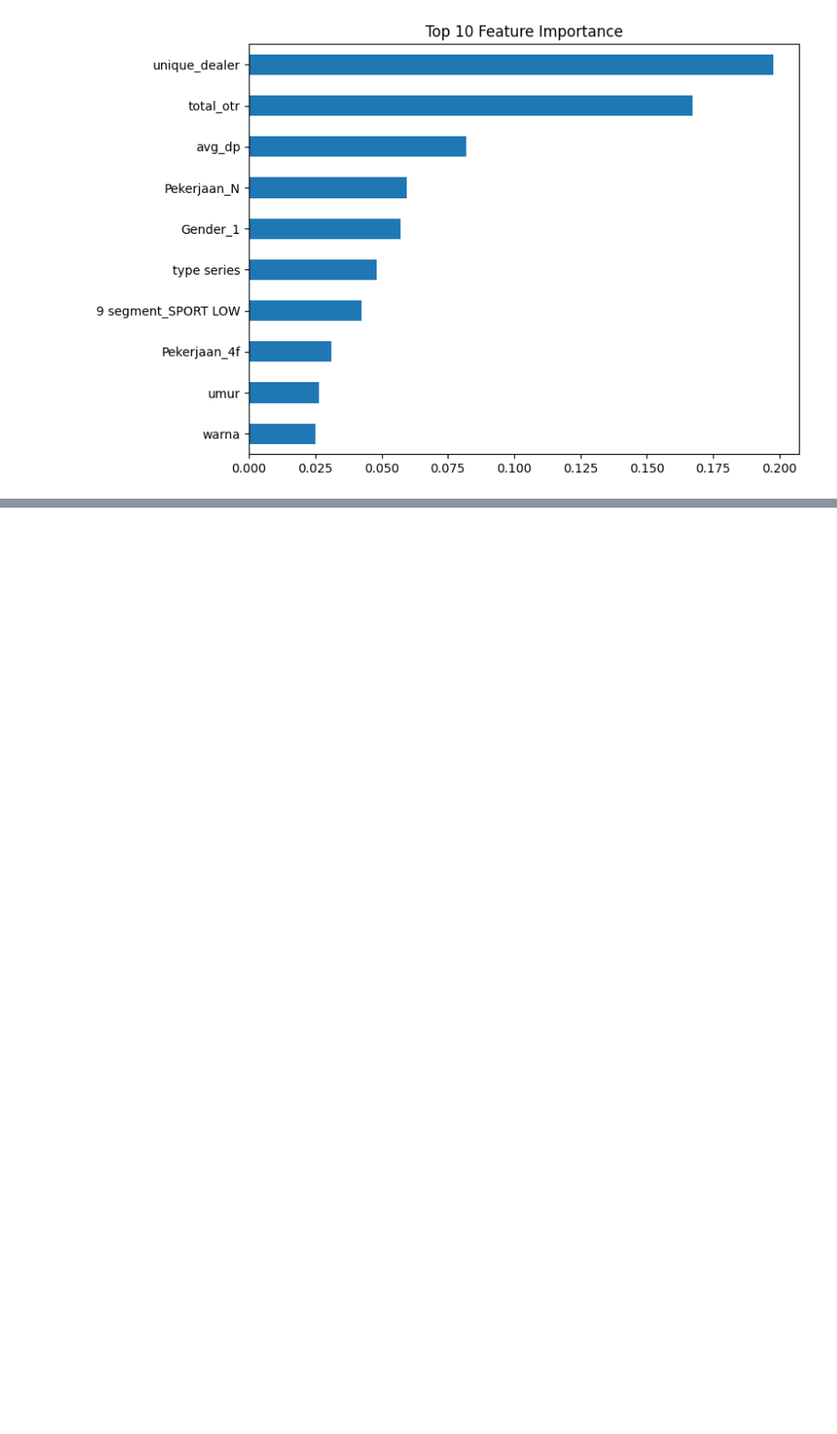
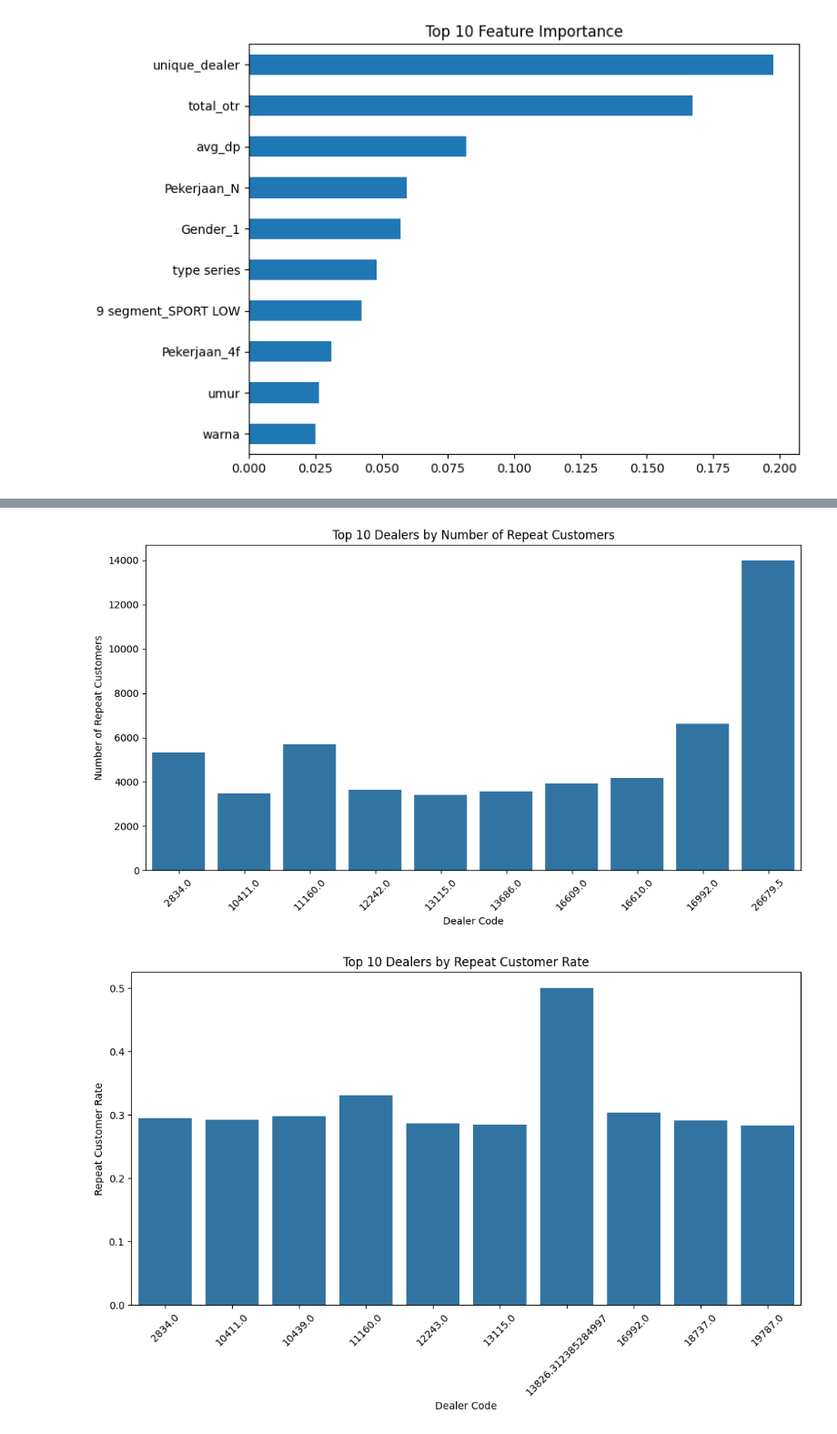
Before and after one commit to strawbeyiinn/repeat-Customer-Prediction, a Jupyter notebook: RepeatCustomerPred.ipynb, the cells around one changed output, grey strips where cells are left out. Shown at 91% size. Drawn from its saved outputs; the diff is of its cells as text; code cells hidden in the pictures; blank space fills up the shorter version.

```diff
--- a/RepeatCustomerPred.ipynb
+++ b/RepeatCustomerPred.ipynb
@@ -778,0 +838,38 @@ plt.show()
+# %%
+# Visualisasi Insight Dealer vs Repeat Flag
+import matplotlib.pyplot as plt
+import seaborn as sns
+
+# Hitung jumlah repeat customers per dealer
+dealer_repeat = df_drop.groupby('Kode Dealer')['repeat_flag'].sum().reset_index()
+dealer_repeat.columns = ['Kode Dealer', 'Repeat Customers']
+
+# Ambil top 10 dealers dengan repeat customers terbanyak
+top_dealers = dealer_repeat.sort_values('Repeat Customers', ascending=False).head(10)
+
+# Plot barplot
+plt.figure(figsize=(12, 6))
+sns.barplot(x='Kode Dealer', y='Repeat Customers', data=top_dealers)
+plt.title('Top 10 Dealers by Number of Repeat Customers')
+plt.xlabel('Dealer Code')
+plt.ylabel('Number of Repeat Customers')
+plt.xticks(rotation=45)
+plt.show()
+
+# Alternatif: Persentase repeat rate per dealer
+dealer_repeat_rate = df_drop.groupby('Kode Dealer')['repeat_flag'].mean().reset_index()
+dealer_repeat_rate.columns = ['Kode Dealer', 'Repeat Rate']
+
+# Ambil top 10 dealers dengan repeat rate tertinggi
+top_dealers_rate = dealer_repeat_rate.sort_values('Repeat Rate', ascending=False).head(10)
+
+plt.figure(figsize=(12, 6))
+sns.barplot(x='Kode Dealer', y='Repeat Rate', data=top_dealers_rate)
+plt.title('Top 10 Dealers by Repeat Customer Rate')
+plt.xlabel('Dealer Code')
+plt.ylabel('Repeat Customer Rate')
+plt.xticks(rotation=45)
+plt.show()
+# %% [output]
+[figure, added]
+[figure, added]
```
Also changed, not shown: parts of 30 cells of this notebook.
